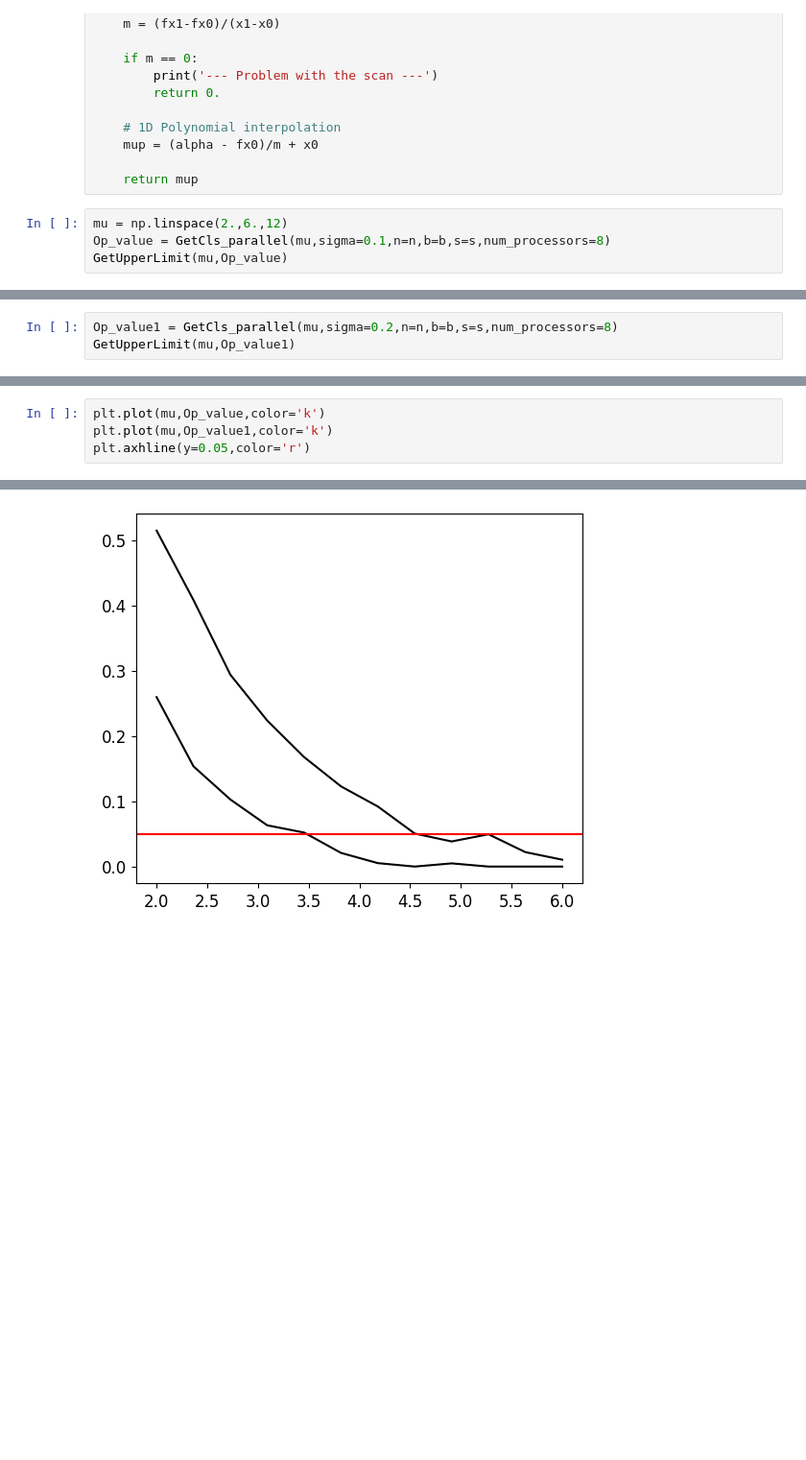
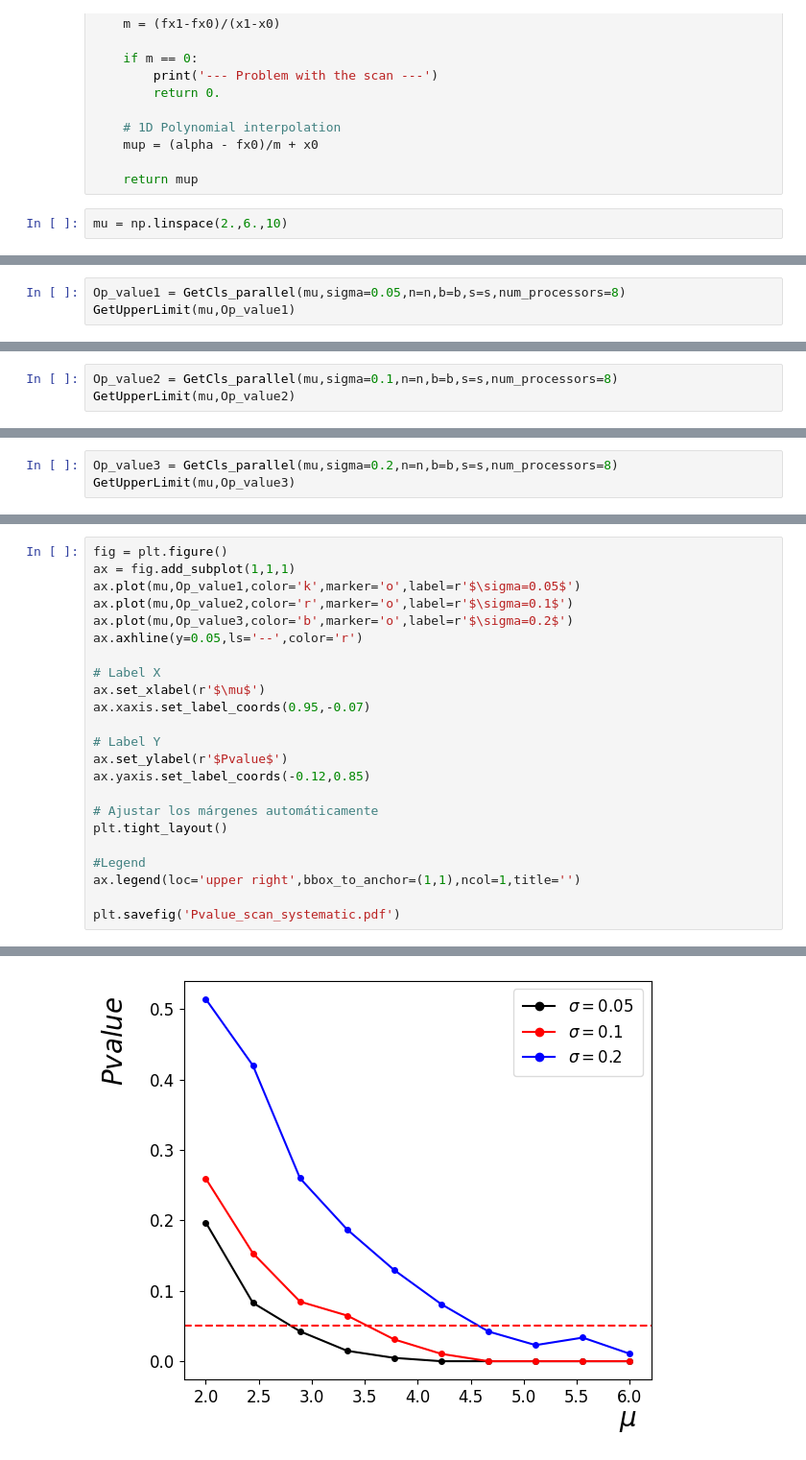
Before and after one commit to asegura4488/StatsHEP, a Jupyter notebook: Systematic/ProfileLikelihood/UpperLimit_qmSystematic.ipynb, the cells around one changed output, grey strips where cells are left out. Shown at 96% size. Saved outputs shown, nothing was run; the diff lists cells and outputs as text; blank space fills up the shorter version.

```diff
--- a/Systematic/ProfileLikelihood/UpperLimit_qmSystematic.ipynb
+++ b/Systematic/ProfileLikelihood/UpperLimit_qmSystematic.ipynb
@@ -325,6 +308,4 @@ def GetUpperLimit(mu,Cls,alpha = 0.05):
 
     return mup
 # %%
-mu = np.linspace(2.,6.,12)
-Op_value = GetCls_parallel(mu,sigma=0.1,n=n,b=b,s=s,num_processors=8)
-GetUpperLimit(mu,Op_value)
+mu = np.linspace(2.,6.,10)
@@ -332,0 +312,3 @@ GetUpperLimit(mu,Op_value)
+# %%
+Op_value1 = GetCls_parallel(mu,sigma=0.05,n=n,b=b,s=s,num_processors=8)
+GetUpperLimit(mu,Op_value1)
@@ -332,0 +317,3 @@ GetUpperLimit(mu,Op_value)
+# %%
+Op_value2 = GetCls_parallel(mu,sigma=0.1,n=n,b=b,s=s,num_processors=8)
+GetUpperLimit(mu,Op_value2)
@@ -333,4 +322,4 @@ GetUpperLimit(mu,Op_value)
 # %%
-Op_value1 = GetCls_parallel(mu,sigma=0.2,n=n,b=b,s=s,num_processors=8)
-GetUpperLimit(mu,Op_value1)
+Op_value3 = GetCls_parallel(mu,sigma=0.2,n=n,b=b,s=s,num_processors=8)
+GetUpperLimit(mu,Op_value3)
 # %% [output]
@@ -338,5 +327,24 @@ GetUpperLimit(mu,Op_value1)
 # %%
-plt.plot(mu,Op_value,color='k')
-plt.plot(mu,Op_value1,color='k')
-plt.axhline(y=0.05,color='r')
+fig = plt.figure()
+ax = fig.add_subplot(1,1,1)
+ax.plot(mu,Op_value1,color='k',marker='o',label=r'$\sigma=0.05$')
+ax.plot(mu,Op_value2,color='r',marker='o',label=r'$\sigma=0.1$')
+ax.plot(mu,Op_value3,color='b',marker='o',label=r'$\sigma=0.2$')
+ax.axhline(y=0.05,ls='--',color='r')
+
+# Label X
+ax.set_xlabel(r'$\mu$')
+ax.xaxis.set_label_coords(0.95,-0.07)
+
+# Label Y
+ax.set_ylabel(r'$Pvalue$')
+ax.yaxis.set_label_coords(-0.12,0.85)
+
+# Ajustar los márgenes automáticamente
+plt.tight_layout()
+
+#Legend
+ax.legend(loc='upper right',bbox_to_anchor=(1,1),ncol=1,title='')
+
+plt.savefig('Pvalue_scan_systematic.pdf')
 # %% [output]
@@ -344 +351 @@ plt.axhline(y=0.05,color='r')
-[figure, old version]
+[figure, new version]
```
Also changed, not shown: parts of 10 cells of this notebook.
